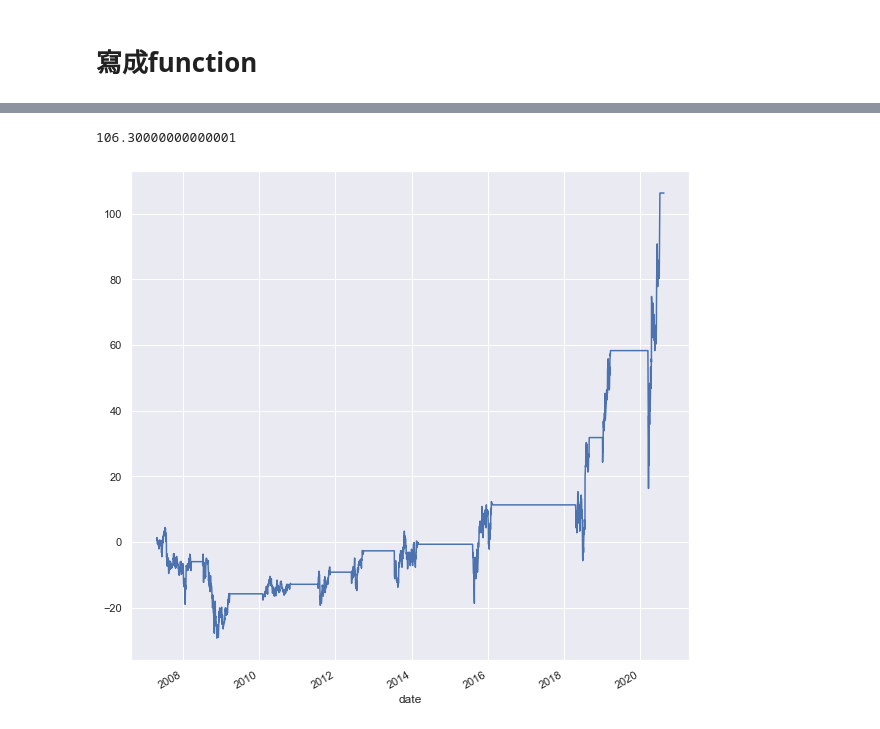
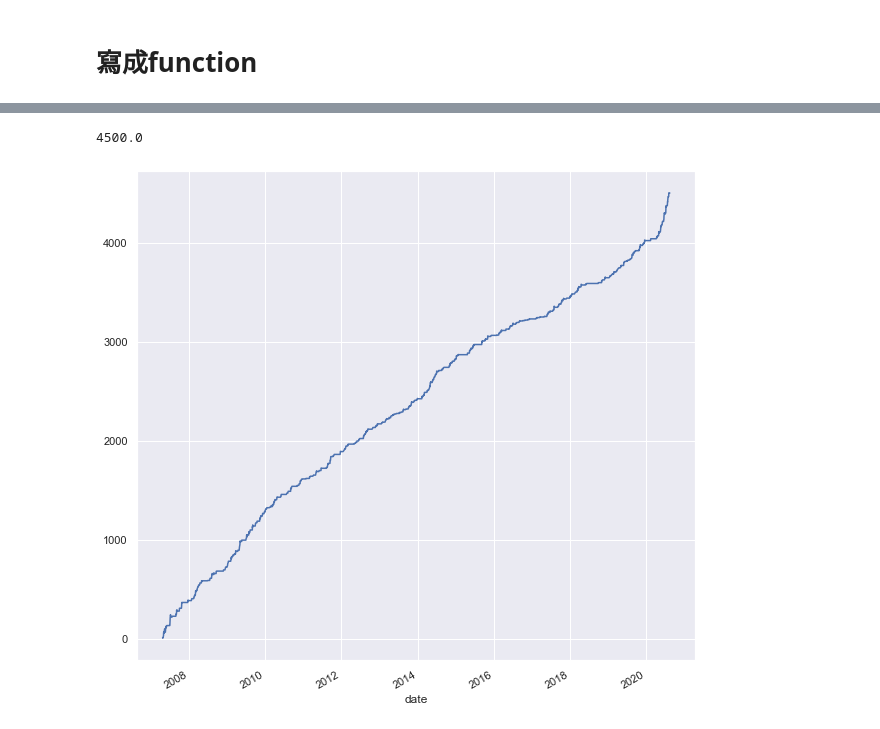
Before and after one commit to leon123858/tensorflow_exercise, a Jupyter notebook: DLCourse2020/GetData.ipynb, the cells around one changed output, grey strips where cells are left out. Drawn from its saved outputs; the diff is of its cells as text; code cells hidden in the pictures.

Commit message:
final GetData.ipynb

```diff
--- a/DLCourse2020/GetData.ipynb
+++ b/DLCourse2020/GetData.ipynb
@@ -98,2 +100,4 @@ Index(['2330 台積電'], dtype='object', name='stock_id')
+# %%
+name = '2454 聯發科'
 # %%
-tsmc = data["2330 台積電"]
+tsmc = data[name]
@@ -99,0 +120,2 @@ tsmc = data["2330 台積電"]
+# %%
+tsmc = tsmc[tsmc !="--"]
@@ -644,9 +697,12 @@ def bia_strategy_best(p1,p2,p3,p4,isPlot=False):
     bias = tsmc/ma
     up = 1 + bias.rolling(p2).std() * p3
     lb = 1 - bias.rolling(p2).std() * p4
-
-    buy =  (bias<lb)
-    sell = (bias > up)
+    #看好
+    #buy =  (bias<lb)
+    #sell = (bias > up)
+    #看壞
+    buy =  (bias>lb)
+    sell = (bias < up)
 
     hold= pd.Series(np.nan,index=tsmc.index)
     hold[buy]=1
@@ -696,5 +738,5 @@ for a in range(10,120,10):
 # %%
-bia_strategy_best(110,110,1.5,1.5,True)
+bia_strategy_best(10 ,10 ,1.0,1.0,True)
 # %% [output]
-106.30000000000001
+4500.0
-[figure, old version]
+[figure, new version]
```
Also changed, not shown: parts of 56 cells of this notebook.
